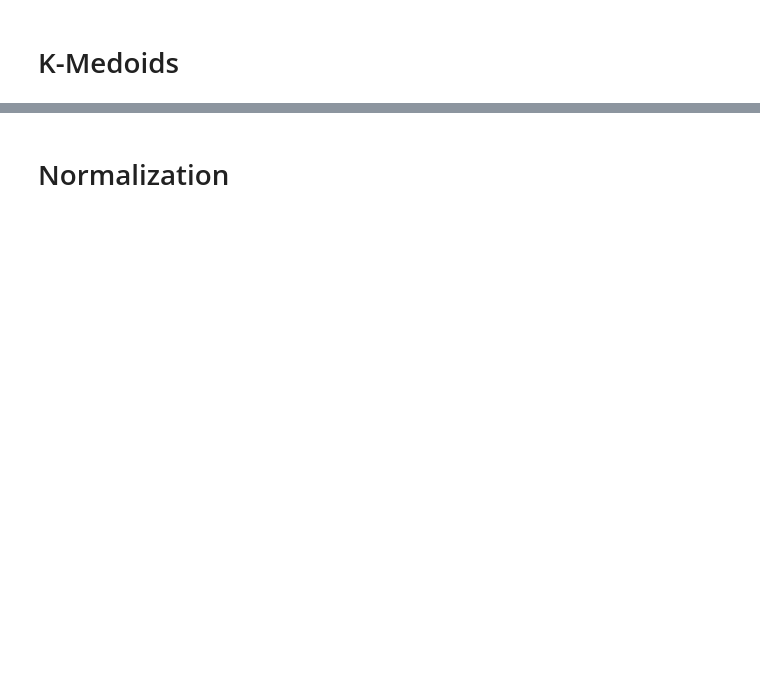
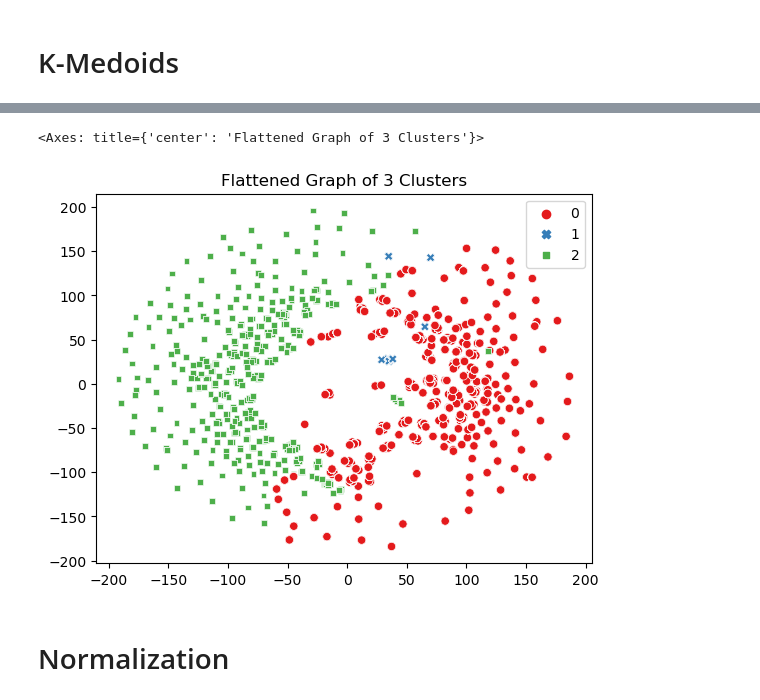
Before and after one commit to gbrosell/maroon-archers, a Jupyter notebook: Feature_Engineering.ipynb, the cells around one changed output, grey strips where cells are left out. Saved outputs shown, nothing was run; the diff lists cells and outputs as text; code cells hidden in the pictures; blank space fills up the shorter version.

```diff
--- a/Feature_Engineering.ipynb
+++ b/Feature_Engineering.ipynb
@@ -264,3 +332,16 @@ No artists with labels found to put in legend.  Note that artists whose label st
+# %%
+from sklearn.manifold import TSNE
+
+# Initialise TSNE
+model = TSNE(random_state=1)
+transformed = model.fit_transform(kmeans_df)
+
+# Plot t-SNE
+plt.title('Flattened Graph of {} Clusters'.format(n_clusters))
+sns.scatterplot(x=transformed[:,0], y=transformed[:,1], hue=cluster_labels, style=cluster_labels, palette="Set1")
+# %% [output]
+<Axes: title={'center': 'Flattened Graph of 3 Clusters'}>
+[figure, added]
 # %% [markdown]
 # Normalization
 # %%
```
Also changed, not shown: parts of 10 cells of this notebook, 1 other file.
